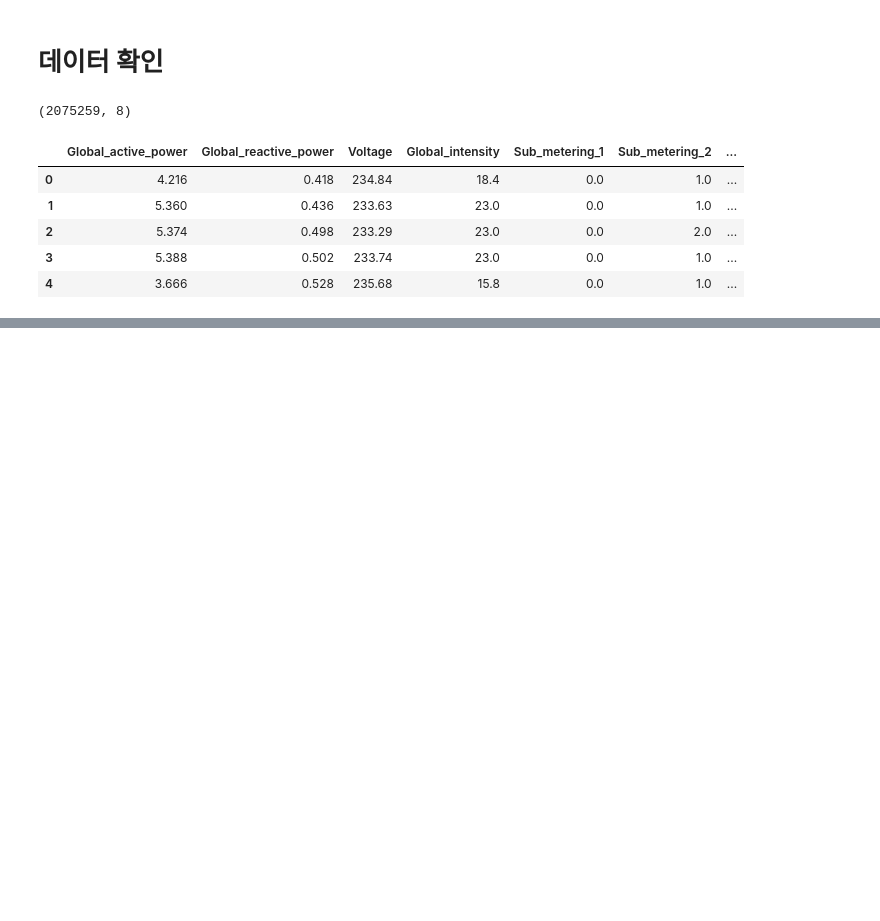
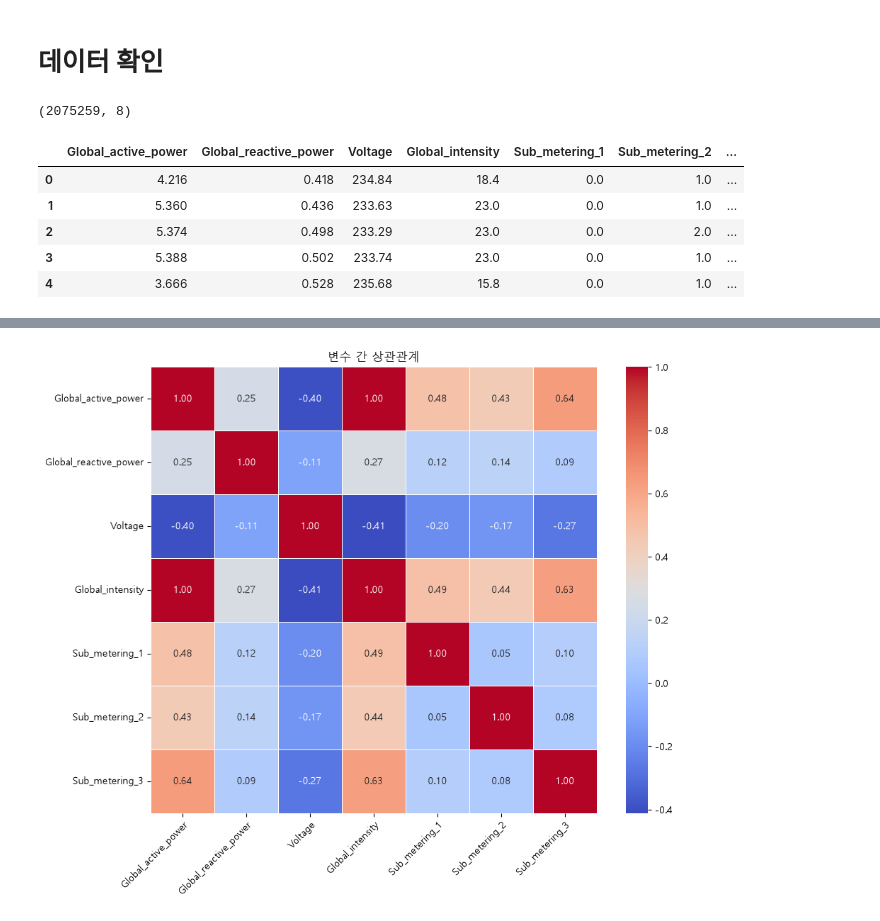
Before and after one commit to kboram28/PowerGuard, a Jupyter notebook: notebooks/01_eda.ipynb, the cells around one changed output, grey strips where cells are left out. Cells and saved outputs as stored; diff of their text form; code cells hidden in the pictures; blank space fills up the shorter version.

Commit message:
데이터 분포 및 상관관계 분석 추가

```diff
--- a/notebooks/01_eda.ipynb
+++ b/notebooks/01_eda.ipynb
@@ -31,0 +364,29 @@ df.head()
+# %%
+# 6. 변수 간 상관관계 확인
+import seaborn as sns
+import matplotlib.pyplot as plt
+
+corr = df[numeric_cols].corr()
+
+fig, ax = plt.subplots(figsize=(10, 8))
+
+sns.heatmap(
+    corr,
+    annot=True,
+    fmt=".2f",
+    cmap="coolwarm",
+    square=True,      # 셀을 정사각형으로
+    linewidths=0.5,   # 셀 경계선
+    ax=ax
+)
+
+ax.set_title("변수 간 상관관계")
+
+# x축과 y축 레이블 정리
+plt.setp(ax.get_xticklabels(), rotation=45, ha="right", rotation_mode="anchor")
+plt.setp(ax.get_yticklabels(), rotation=0)
+
+plt.tight_layout()
+plt.show()
+# %% [output]
+[figure, added]
```
Also changed, not shown: parts of 31 cells of this notebook.
